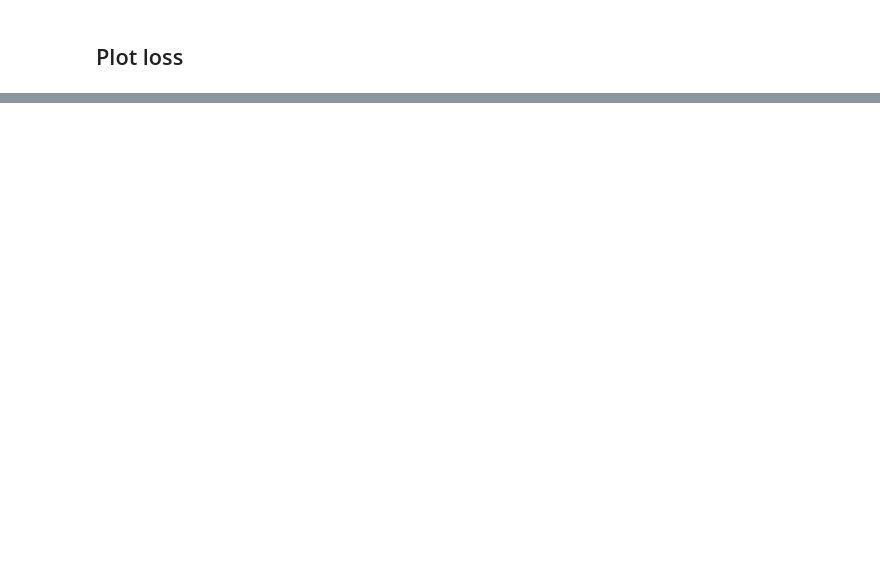
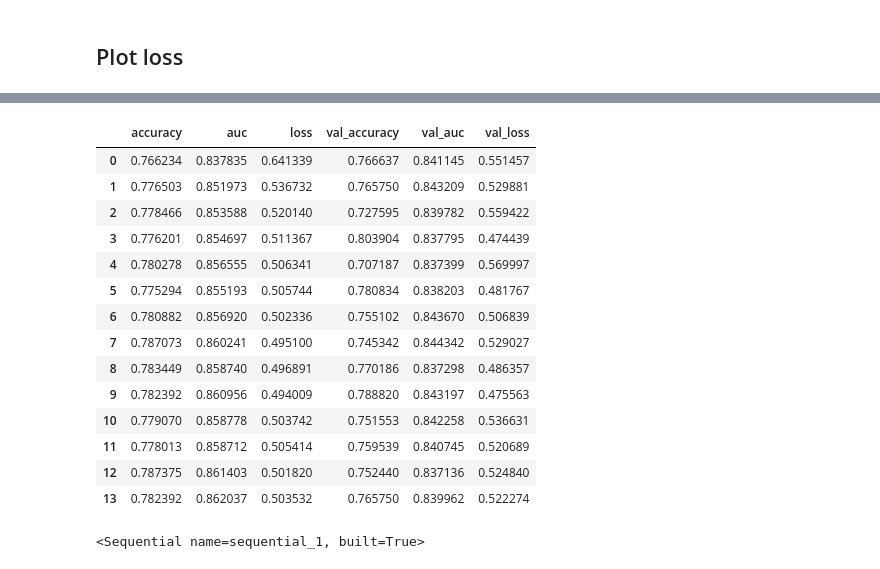
Before and after one commit to sanidavidanagama/Telecom_Churn_Prediction, a Jupyter notebook: notebooks/neural_network_churn_model_v2_smote.ipynb, the cells around one changed output, grey strips where cells are left out. Saved outputs shown, nothing was run; the diff lists cells and outputs as text; code cells hidden in the pictures; blank space fills up the shorter version.

```diff
--- a/notebooks/neural_network_churn_model_v2_smote.ipynb
+++ b/notebooks/neural_network_churn_model_v2_smote.ipynb
@@ -211,0 +422,22 @@ ROC-AUC score: 0.8411273863959285
+# %%
+pd.DataFrame(history.history)
+# %% [output]
+|  | accuracy | auc | loss | val_accuracy | val_auc | val_loss |
+| 0 | 0.766234 | 0.837835 | 0.641339 | 0.766637 | 0.841145 | 0.551457 |
+| 1 | 0.776503 | 0.851973 | 0.536732 | 0.765750 | 0.843209 | 0.529881 |
+| 2 | 0.778466 | 0.853588 | 0.520140 | 0.727595 | 0.839782 | 0.559422 |
+| 3 | 0.776201 | 0.854697 | 0.511367 | 0.803904 | 0.837795 | 0.474439 |
+| 4 | 0.780278 | 0.856555 | 0.506341 | 0.707187 | 0.837399 | 0.569997 |
+| 5 | 0.775294 | 0.855193 | 0.505744 | 0.780834 | 0.838203 | 0.481767 |
+| 6 | 0.780882 | 0.856920 | 0.502336 | 0.755102 | 0.843670 | 0.506839 |
+| 7 | 0.787073 | 0.860241 | 0.495100 | 0.745342 | 0.844342 | 0.529027 |
+| 8 | 0.783449 | 0.858740 | 0.496891 | 0.770186 | 0.837298 | 0.486357 |
+| 9 | 0.782392 | 0.860956 | 0.494009 | 0.788820 | 0.843197 | 0.475563 |
+| 10 | 0.779070 | 0.858778 | 0.503742 | 0.751553 | 0.842258 | 0.536631 |
+| 11 | 0.778013 | 0.858712 | 0.505414 | 0.759539 | 0.840745 | 0.520689 |
+| 12 | 0.787375 | 0.861403 | 0.501820 | 0.752440 | 0.837136 | 0.524840 |
+| 13 | 0.782392 | 0.862037 | 0.503532 | 0.765750 | 0.839962 | 0.522274 |
+# %%
+model
+# %% [output]
+<Sequential name=sequential_1, built=True>
```
Also changed, not shown: parts of 30 cells of this notebook, 1 other file.
